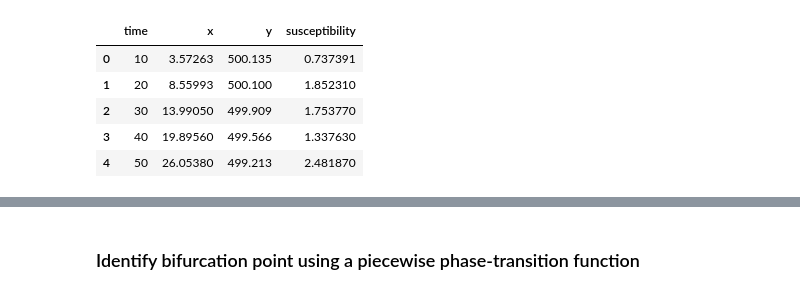
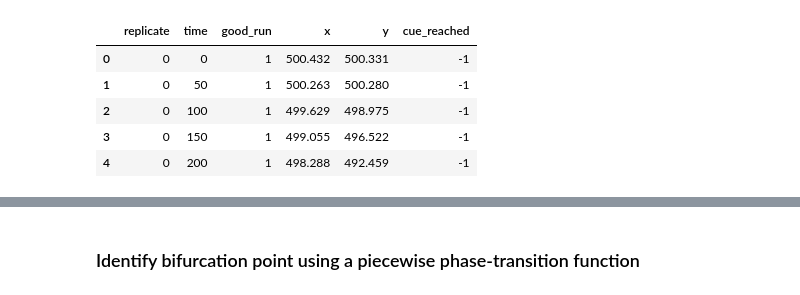
Before and after one commit to RnoB/fly-matrix, a Jupyter notebook: model_plots.ipynb, the cells around one changed output, grey strips where cells are left out. Drawn from its saved outputs; the diff is of its cells as text; code cells hidden in the pictures.

```diff
--- a/model_plots.ipynb
+++ b/model_plots.ipynb
@@ -8,40 +8,40 @@ from scipy.optimize import curve_fit
 
 import matplotlib
 # %%
-model = 'neural'
-symmetric = False
+model = 'collective'
+symmetric = True
 nPosts = 3
 
 if symmetric == True:
     data = 'SPP/symmetric_n' if model == 'collective' else 'NN/symmetric_n'
     prefix = 'coll_symmetric_' if model == 'collective' else 'symmetric_'
 else:
     data = 'SPP/collective_n' if model == 'collective' else 'NN/flydata_n'
     prefix = 'coll_' if model == 'collective' else ''
 
 tmin = 0
 if symmetric == True:
     if nPosts < 4:
         tmax = 2000 if model == 'neural' else 5100
     else:
-        tmax = 2500 if model == 'neural' else 5100
+        tmax = 3000 if model == 'neural' else 5100
 else:
     if nPosts < 4:
         tmax = 1200 if model == 'neural' else 5100
     else:
         tmax = 1900 if model == 'neural' else 5100
 
 window_size = 600
 
 df = pd.read_csv("/Users/vivekhsridhar/Documents/Work/Results/decision_geometry/Data/Theory/" + data + str(nPosts) + ".csv")
 df.head()
 # %% [output]
-|  | time | x | y | susceptibility |
-| 0 | 10 | 3.57263 | 500.135 | 0.737391 |
-| 1 | 20 | 8.55993 | 500.100 | 1.852310 |
-| 2 | 30 | 13.99050 | 499.909 | 1.753770 |
-| 3 | 40 | 19.89560 | 499.566 | 1.337630 |
-| 4 | 50 | 26.05380 | 499.213 | 2.481870 |
+|  | replicate | time | good_run | x | y | cue_reached |
+| 0 | 0 | 0 | 1 | 500.432 | 500.331 | -1 |
+| 1 | 0 | 50 | 1 | 500.263 | 500.280 | -1 |
+| 2 | 0 | 100 | 1 | 499.629 | 498.975 | -1 |
+| 3 | 0 | 150 | 1 | 499.055 | 496.522 | -1 |
+| 4 | 0 | 200 | 1 | 498.288 | 492.459 | -1 |
 # %%
 if symmetric:
     xs = np.array((df[' x'] - 500) / 100)
```
Also changed, not shown: parts of 3 cells of this notebook, 17 other files.
